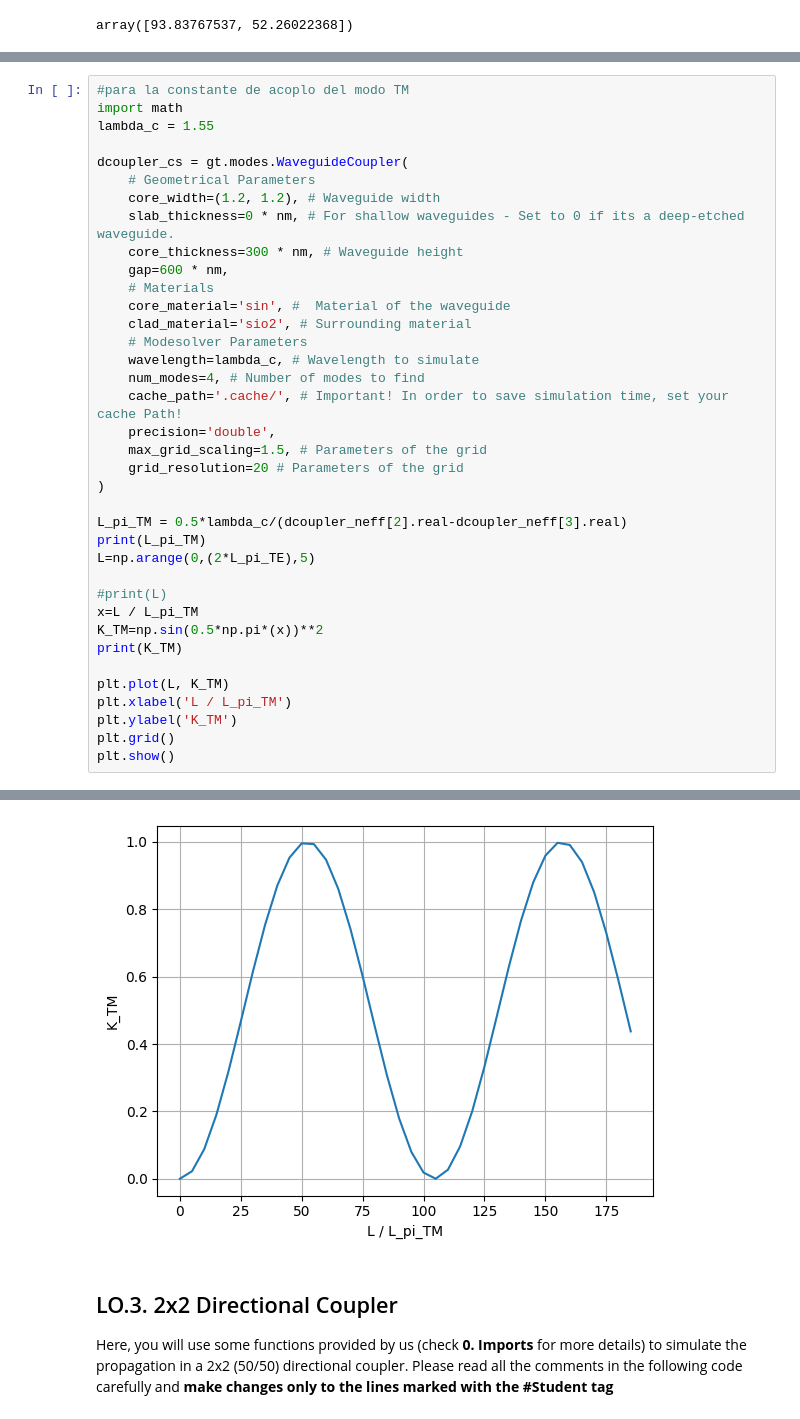
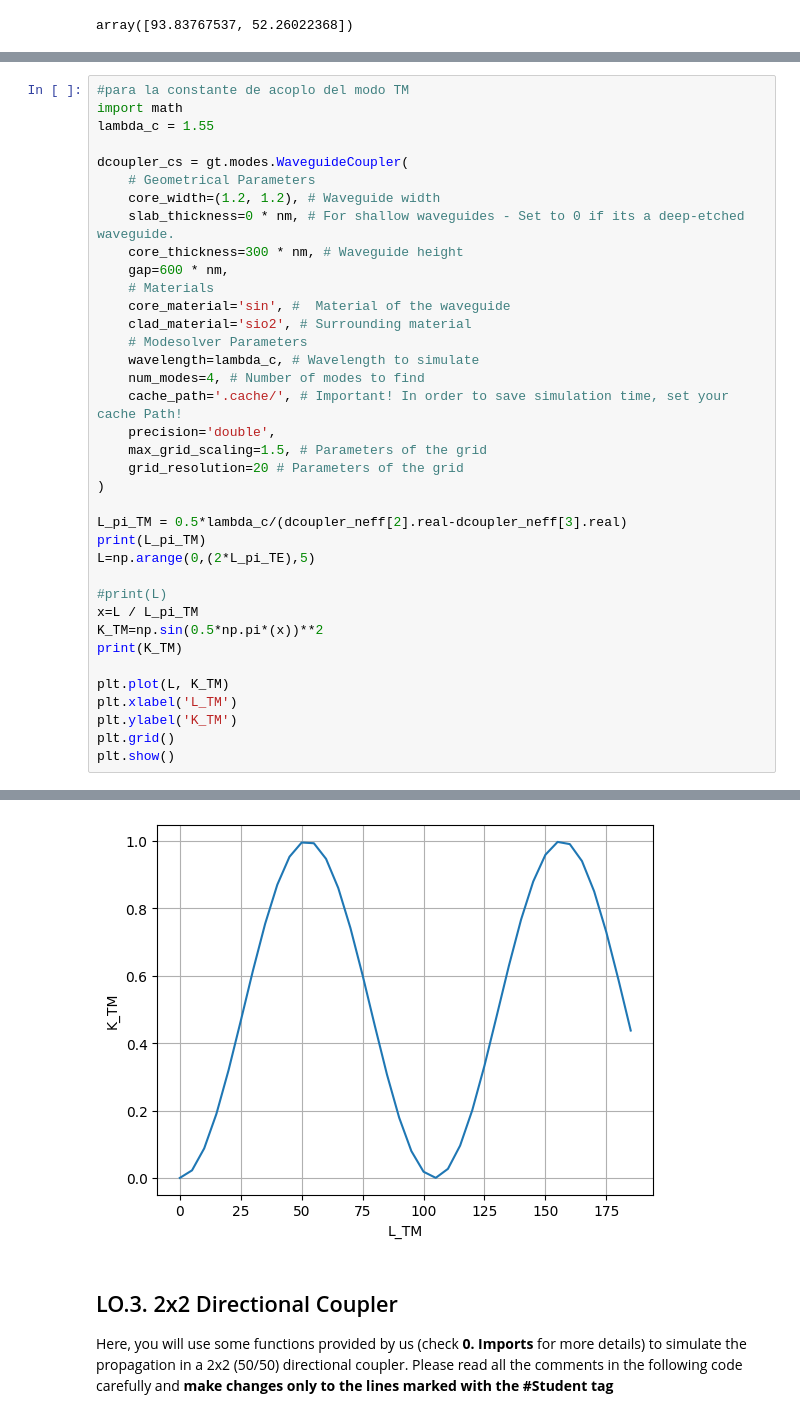
Before and after one commit to ltorjua/cifoin-lab2, a Jupyter notebook: COUPLERS_Student.ipynb, the cells around one changed output, grey strips where cells are left out. Drawn from its saved outputs; the diff is of its cells as text.

```diff
--- a/COUPLERS_Student.ipynb
+++ b/COUPLERS_Student.ipynb
@@ -237,35 +237,35 @@ dcoupler_cs = gt.modes.WaveguideCoupler(
     precision='double',
     max_grid_scaling=1.5, # Parameters of the grid
     grid_resolution=20 # Parameters of the grid
 )
 
 L_pi_TM = 0.5*lambda_c/(dcoupler_neff[2].real-dcoupler_neff[3].real)
 print(L_pi_TM)
 L=np.arange(0,(2*L_pi_TE),5)
 
 #print(L)
 x=L / L_pi_TM
 K_TM=np.sin(0.5*np.pi*(x))**2
 print(K_TM)
 
 plt.plot(L, K_TM)
-plt.xlabel('L / L_pi_TM')
+plt.xlabel('L_TM')
 plt.ylabel('K_TM')
 plt.grid()
 plt.show()
 # %% [output]
 52.26022367744298
 [0.00000000e+00 2.24163617e-02 8.76554739e-02 1.89867642e-01
  3.19887967e-01 4.66058118e-01 6.15271683e-01 7.54149361e-01
  8.70238623e-01 9.53130273e-01 9.95391795e-01 9.93233790e-01
  9.46849757e-01 8.60398740e-01 7.41632410e-01 6.01200001e-01
  4.51693450e-01 3.06518326e-01 1.78691824e-01 7.96755622e-02
  1.83478794e-02 2.07749377e-04 2.68817149e-02 9.59780429e-02
  2.01301180e-01 3.33407281e-01 4.80450992e-01 6.29247574e-01
  7.66455114e-01 8.79770837e-01 9.59034239e-01 9.97138130e-01
  9.90665909e-01 9.40197909e-01 8.50259367e-01 7.28914663e-01
  5.87044223e-01 4.37368924e-01]
-[figure, old version]
+[figure, new version]
 # %% [markdown]
 ## LO.3. 2x2 Directional Coupler
 
```
Also changed, not shown: parts of 7 cells of this notebook, 1 other file.
